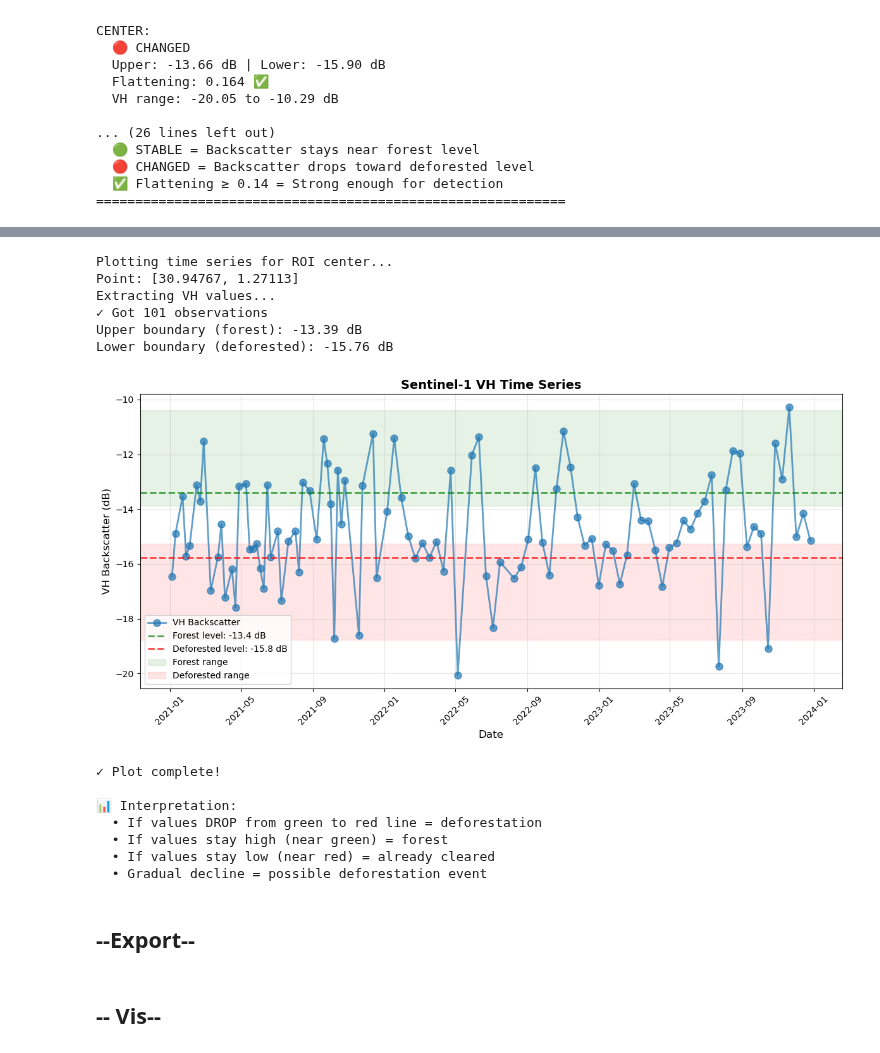
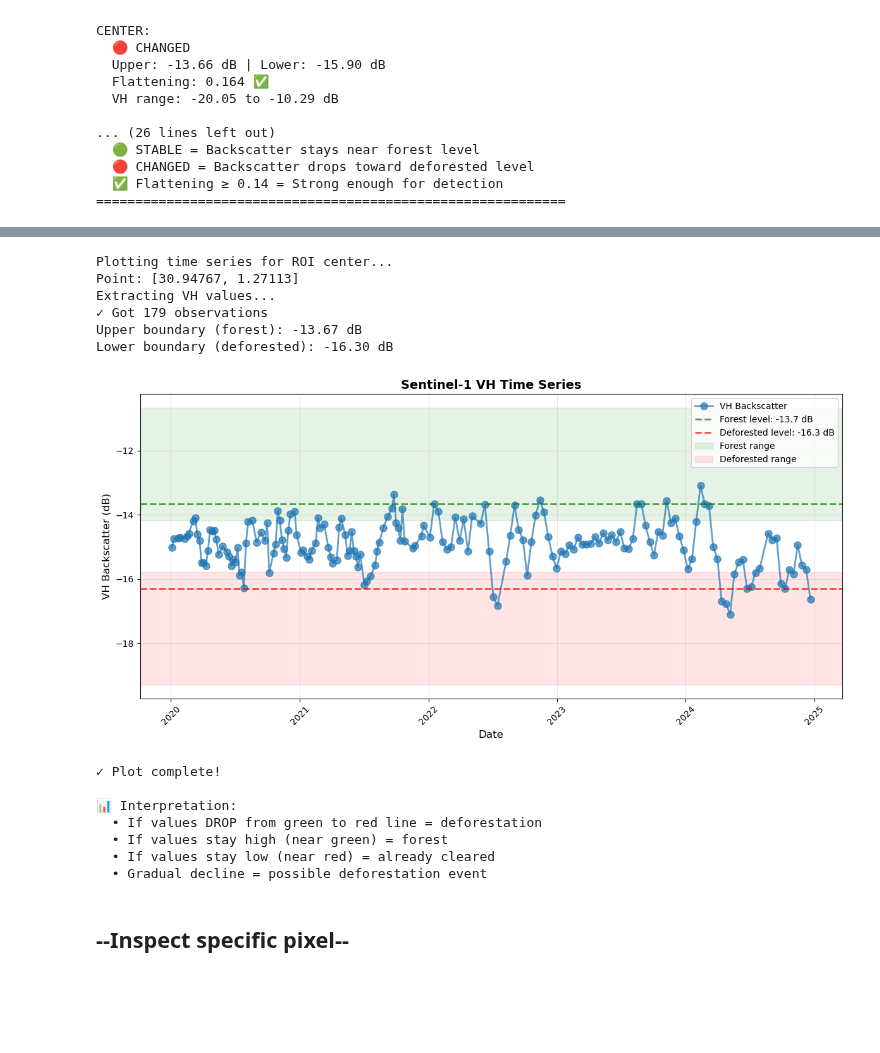
Before and after one commit to Assimila/LEON-P6, a Jupyter notebook: 2_deforestation_tracking.ipynb, the cells around one changed output, grey strips where cells are left out. Cells and saved outputs as stored; diff of their text form; code cells hidden in the pictures; blank space fills up the shorter version.

Commit message:
update Lee filter, export and pixel inspection

```diff
--- a/2_deforestation_tracking.ipynb
+++ b/2_deforestation_tracking.ipynb
@@ -305,8 +305,8 @@ roi = ee.Geometry.Rectangle(bbox)
 print(f"ROI created from your bbox: {bbox}")
 
 # ===================== 1B: LOAD SENTINEL-1 DATA =====================
-START_DATE = '2021-01-01'
-END_DATE = '2024-01-01'
+START_DATE = '2020-01-01'
+END_DATE = '2025-01-01'
 POLARIZATION = 'VH'
 ORBIT_PASS = 'DESCENDING'
 RELATIVE_ORBIT = 123
@@ -1490,7 +1633,9 @@ print(f"Point: [{center_lon:.5f}, {center_lat:.5f}]")
 # ===================== EXTRACT TIME SERIES =====================
 print("Extracting VH values...")
 
-values = s1_collection.getRegion(point, 10).getInfo()
+# values = s1_collection.getRegion(point, 10).getInfo()
+values = s1_multitemporal.getRegion(point, 10).getInfo()
+
 header = values[0]
 data = values[1:]
 
@@ -1513,37 +1658,37 @@ print(f"Lower boundary (deforested): {lower:.2f} dB")
 # ===================== PLOT =====================
 plt.figure(figsize=(12, 6))
 
 plt.plot(dates, vh_values, 'o-', linewidth=2, markersize=8, alpha=0.7, label='VH Backscatter')
 plt.axhline(upper, color='green', linestyle='--', linewidth=2, alpha=0.7, label=f'Forest level: {upper:.1f} dB')
 plt.axhline(lower, color='red', linestyle='--', linewidth=2, alpha=0.7, label=f'Deforested level: {lower:.1f} dB')
 
 # Add shading
 plt.axhspan(upper-0.5, upper+3, alpha=0.1, color='green', label='Forest range')
 plt.axhspan(lower-3, lower+0.5, alpha=0.1, color='red', label='Deforested range')
 
 plt.xlabel('Date', fontsize=12)
 plt.ylabel('VH Backscatter (dB)', fontsize=12)
 plt.title('Sentinel-1 VH Time Series', fontsize=14, fontweight='bold')
 plt.legend(loc='best', fontsize=10)
 plt.grid(True, alpha=0.3)
 plt.xticks(rotation=45)
 plt.tight_layout()
 plt.show()
 
 print("\n✓ Plot complete!")
 print("\n📊 Interpretation:")
 print("  • If values DROP from green to red line = deforestation")
 print("  • If values stay high (near green) = forest")
 print("  • If values stay low (near red) = already cleared")
 print("  • Gradual decline = possible deforestation event")
 # %% [output]
 Plotting time series for ROI center...
 Point: [30.94767, 1.27113]
 Extracting VH values...
-✓ Got 101 observations
-Upper boundary (forest): -13.39 dB
-Lower boundary (deforested): -15.76 dB
+✓ Got 179 observations
+Upper boundary (forest): -13.67 dB
+Lower boundary (deforested): -16.30 dB
-[figure, old version]
+[figure, new version]
 ✓ Plot complete!
 
 📊 Interpretation:
@@ -1552,6 +1697,6 @@ Lower boundary (deforested): -15.76 dB
   • If values stay low (near red) = already cleared
   • Gradual decline = possible deforestation event
 # %% [markdown]
-## --Export--
+## --Inspect specific pixel--
 # %%
 """
@@ -1622,2 +1789,0 @@ print("  ee.batch.Task.list()[:2]")
-# %% [markdown]
-## -- Vis--
```
Also changed, not shown: parts of 14 cells of this notebook.
